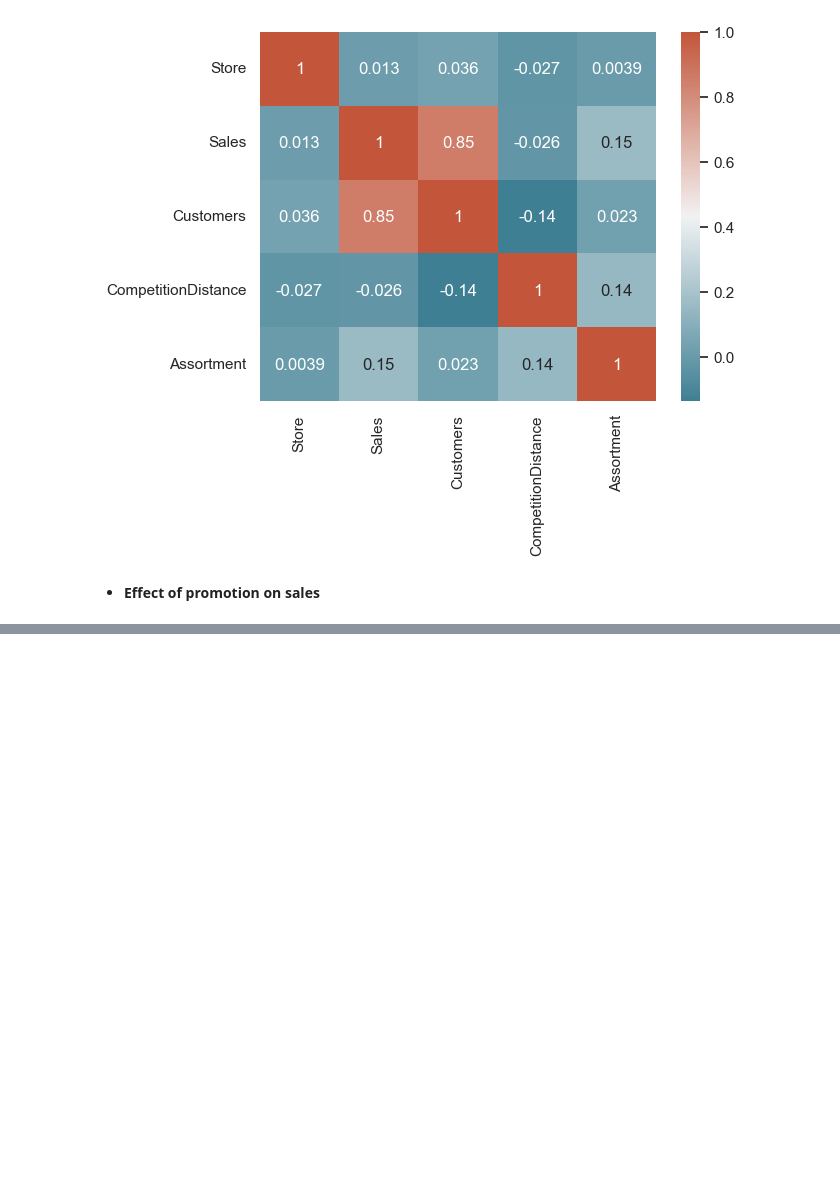
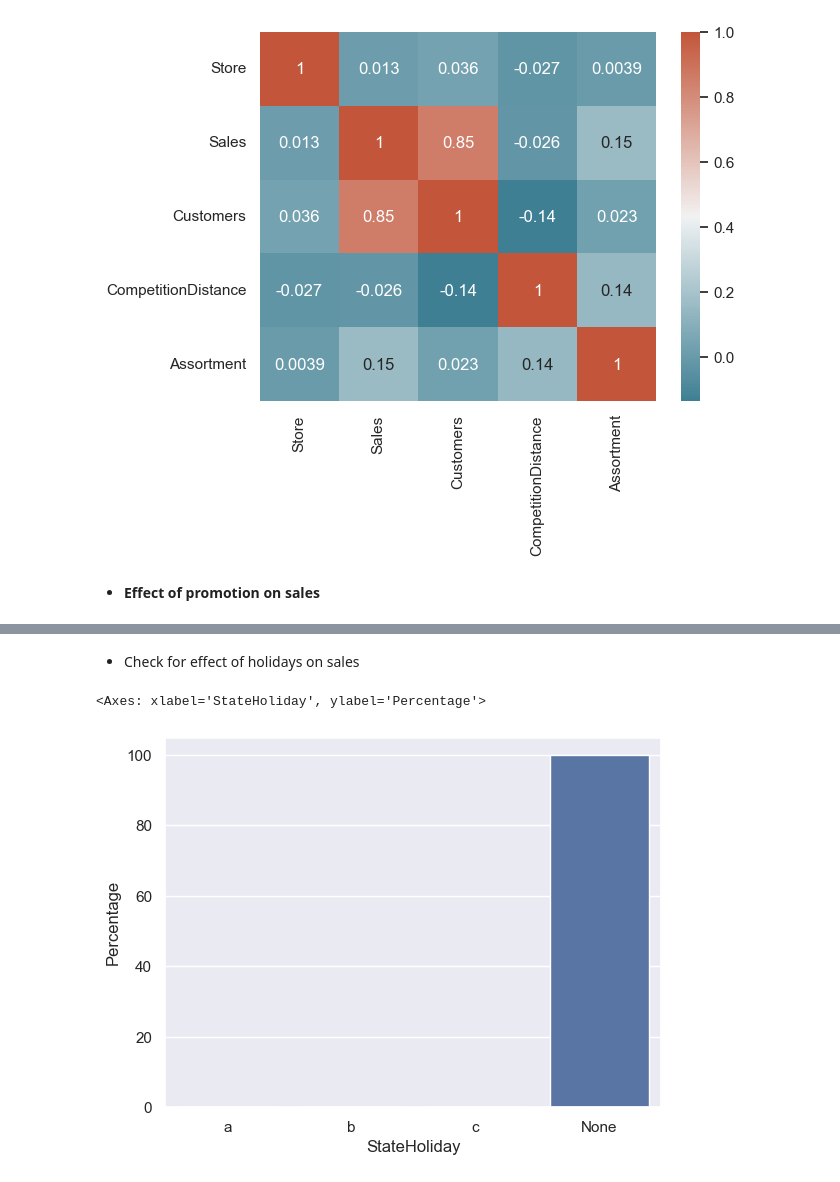
Before and after one commit to WildCayote/Rossman-Pharma-Sales-Prediction, a Jupyter notebook: notebooks/exploratory_data_analysis.ipynb, the cells around one changed output, grey strips where cells are left out. Saved outputs shown, nothing was run; the diff lists cells and outputs as text; code cells hidden in the pictures; blank space fills up the shorter version.

Commit message:
Feat: Sales on holidays and none holidays

```diff
--- a/notebooks/exploratory_data_analysis.ipynb
+++ b/notebooks/exploratory_data_analysis.ipynb
@@ -213,2 +213,34 @@ sns.barplot(promo_agg['Sales'])
 <Axes: ylabel='Sales'>
 [figure]
+# %% [markdown]
+- Check for effect of holidays on sales
+# %%
+# group data across state holidays
+holiday_grouping = train_pre_df.groupby(by='StateHoliday')
+
+# aggregate the data
+holiday_agg = holiday_grouping.agg({
+    'Sales': 'sum'
+}).reset_index()
+# %%
+# sells during no holidays
+no_holiday_sales = holiday_agg[(holiday_agg['StateHoliday'] == 0) | (holiday_agg['StateHoliday'] == '0')].agg({'Sales':'sum'})
+
+# add the data to the dataframe
+holiday_agg = pd.concat([holiday_agg, pd.DataFrame({'StateHoliday' : 'None', 'Sales': no_holiday_sales})] , ignore_index=True)
+
+# drop the unnecessary column
+holiday_agg = holiday_agg[holiday_agg['StateHoliday'] != 0]
+holiday_agg = holiday_agg[holiday_agg['StateHoliday'] != '0']
+# %%
+# Calculate total sales
+total_sales = holiday_agg['Sales'].sum()
+# %%
+# Calculate percentage for each category
+holiday_agg['Percentage'] = (holiday_agg['Sales'] / total_sales) * 100
+# %%
+# Create a bar plot for the percentages
+sns.barplot(x='StateHoliday', y='Percentage', data=holiday_agg)
+# %% [output]
+<Axes: xlabel='StateHoliday', ylabel='Percentage'>
+[figure, added]
```
Also changed, not shown: parts of 5 cells of this notebook, 1 other file.
